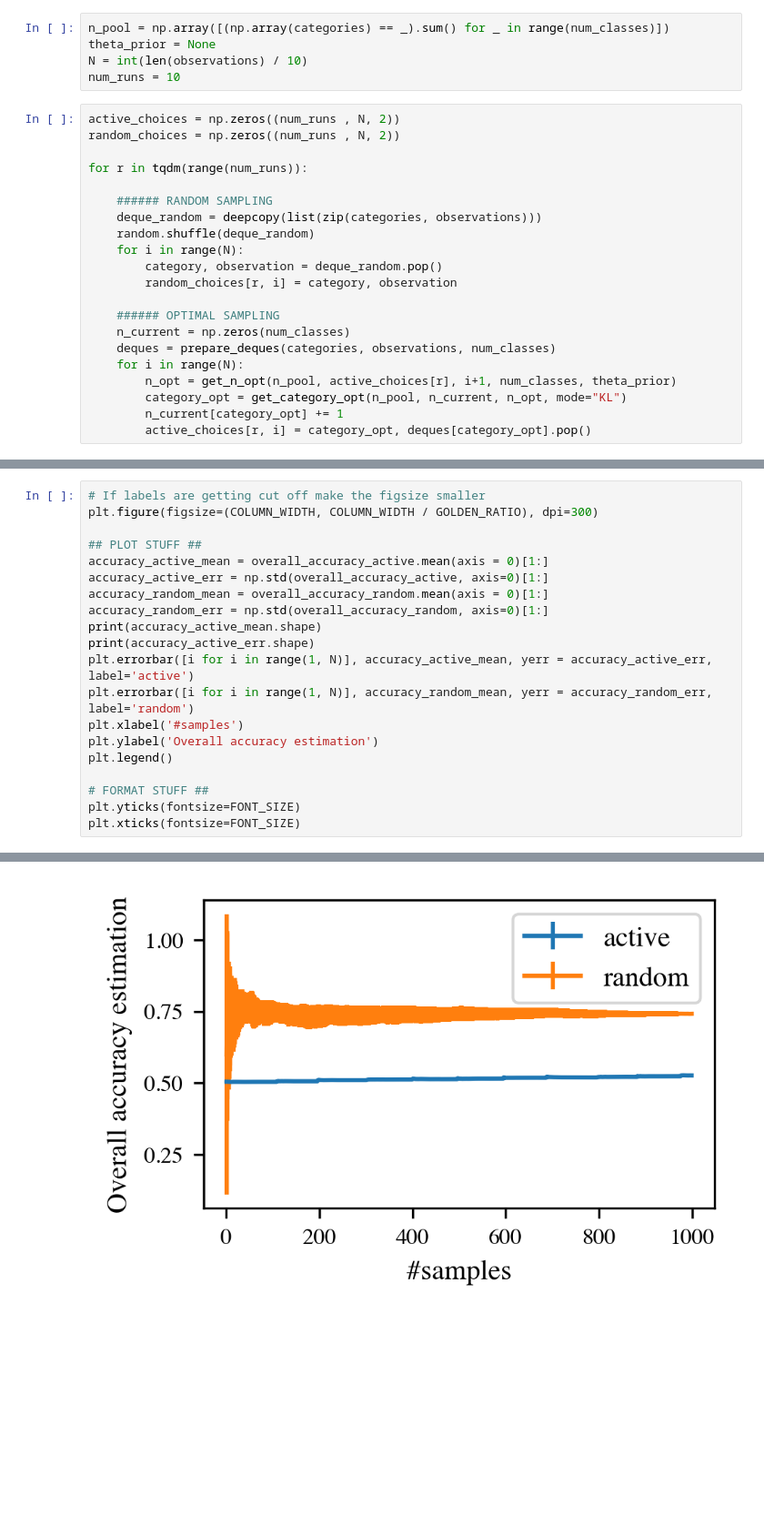
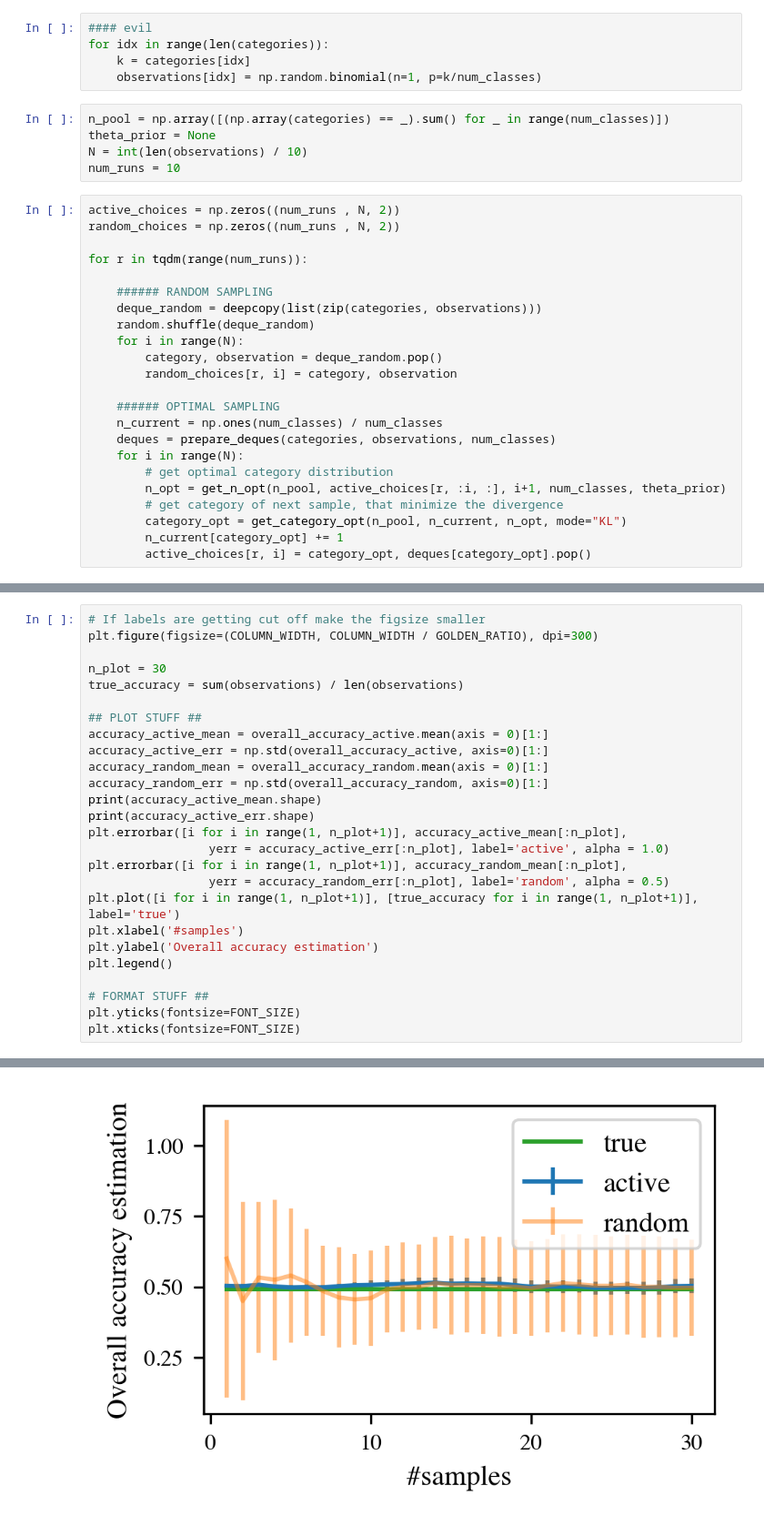
Before and after one commit to disiji/bayesian-blackbox, a Jupyter notebook: overall_accuracy_estimation.ipynb, the cells around one changed output, grey strips where cells are left out. Shown at 91% size. Drawn from its saved outputs; the diff is of its cells as text; blank space fills up the shorter version.

```diff
--- a/overall_accuracy_estimation.ipynb
+++ b/overall_accuracy_estimation.ipynb
@@ -39,6 +39,11 @@ with open('data/cifar100/predictions.txt', 'r') as f:
         categories.append(idx)
         observations.append(correct == predicted)
 num_classes = 100
+# %%
+#### evil
+for idx in range(len(categories)):
+    k = categories[idx]
+    observations[idx] = np.random.binomial(n=1, p=k/num_classes)
 # %%
 n_pool = np.array([(np.array(categories) == _).sum() for _ in range(num_classes)])
 theta_prior = None
@@ -58,10 +63,12 @@ for r in tqdm(range(num_runs)):
         random_choices[r, i] = category, observation
 
     ###### OPTIMAL SAMPLING
-    n_current = np.zeros(num_classes)
+    n_current = np.ones(num_classes) / num_classes
     deques = prepare_deques(categories, observations, num_classes)
     for i in range(N):
-        n_opt = get_n_opt(n_pool, active_choices[r], i+1, num_classes, theta_prior)
+        # get optimal category distribution
+        n_opt = get_n_opt(n_pool, active_choices[r, :i, :], i+1, num_classes, theta_prior)
+        # get category of next sample, that minimize the divergence
         category_opt = get_category_opt(n_pool, n_current, n_opt, mode="KL")
         n_current[category_opt] += 1
         active_choices[r, i] = category_opt, deques[category_opt].pop()
@@ -87,6 +87,9 @@ for r in range(num_runs):
 # %%
 # If labels are getting cut off make the figsize smaller
 plt.figure(figsize=(COLUMN_WIDTH, COLUMN_WIDTH / GOLDEN_RATIO), dpi=300)
+
+n_plot = 30
+true_accuracy = sum(observations) / len(observations)
 
 ## PLOT STUFF ##
 accuracy_active_mean = overall_accuracy_active.mean(axis = 0)[1:]
@@ -95,8 +98,11 @@ accuracy_random_mean = overall_accuracy_random.mean(axis = 0)[1:]
 accuracy_random_err = np.std(overall_accuracy_random, axis=0)[1:]
 print(accuracy_active_mean.shape)
 print(accuracy_active_err.shape)
-plt.errorbar([i for i in range(1, N)], accuracy_active_mean, yerr = accuracy_active_err, label='active')
-plt.errorbar([i for i in range(1, N)], accuracy_random_mean, yerr = accuracy_random_err, label='random')
+plt.errorbar([i for i in range(1, n_plot+1)], accuracy_active_mean[:n_plot],
+                 yerr = accuracy_active_err[:n_plot], label='active', alpha = 1.0)
+plt.errorbar([i for i in range(1, n_plot+1)], accuracy_random_mean[:n_plot],
+                 yerr = accuracy_random_err[:n_plot], label='random', alpha = 0.5)
+plt.plot([i for i in range(1, n_plot+1)], [true_accuracy for i in range(1, n_plot+1)], label='true')
 plt.xlabel('#samples')
 plt.ylabel('Overall accuracy estimation')
 plt.legend()
@@ -112 +118 @@ plt.xticks(fontsize=FONT_SIZE)
-[figure, old version]
+[figure, new version]
```
Also changed, not shown: parts of 5 cells of this notebook.
